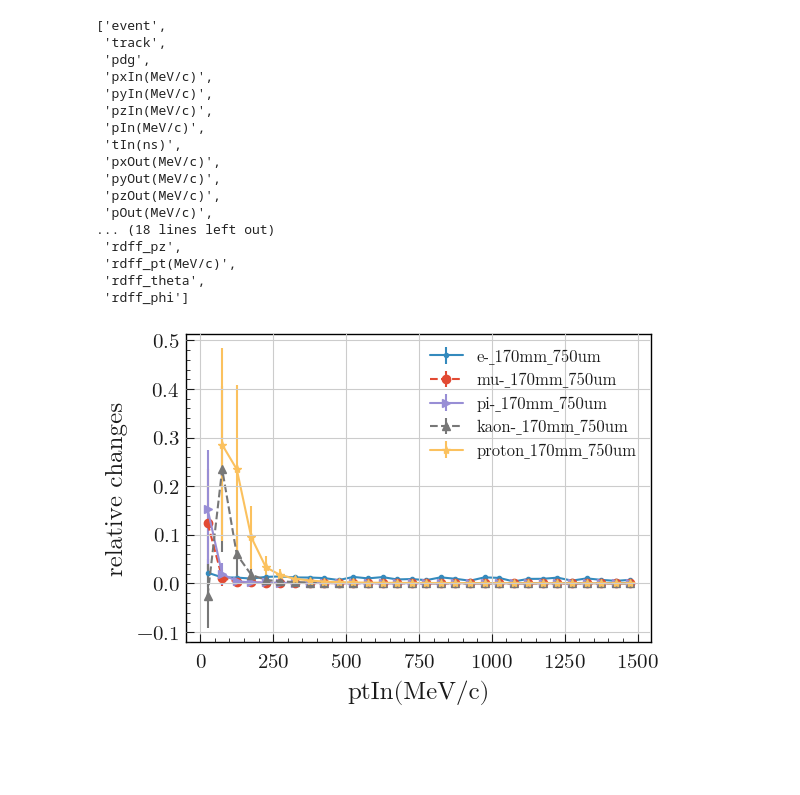
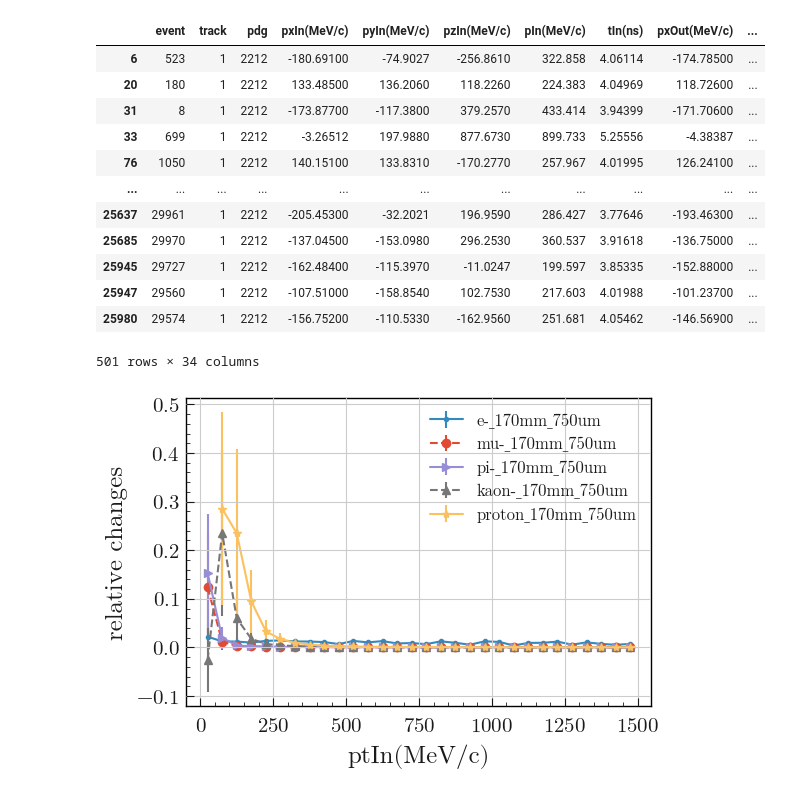
Before and after one commit to hanyubo24/Material_effect_of_a_Silicon_layer, a Jupyter notebook: Silicon_material_effect.ipynb, the cells around one changed output. Saved outputs shown, nothing was run; the diff lists cells and outputs as text; code cells hidden in the pictures; blank space fills up the shorter version.

```diff
--- a/Silicon_material_effect.ipynb
+++ b/Silicon_material_effect.ipynb
@@ -64,25 +64,21 @@ for p in particle:
             df[p][r][th] = get_dff(df[p][r][th])
             df[p][r][th] = get_dff_rel(df[p][r][th])
 # %%
-[i for i in df[p][r][th][0:0]]
+df[p][r][th].query(f'`ptIn(MeV/c)`<210 and `ptIn(MeV/c)`>190 ')
 # %% [output]
+|  | event | track | pdg | pxIn(MeV/c) | pyIn(MeV/c) | pzIn(MeV/c) | pIn(MeV/c) | tIn(ns) | pxOut(MeV/c) | ... |
+| 6 | 523 | 1 | 2212 | -180.69100 | -74.9027 | -256.8610 | 322.858 | 4.06114 | -174.78500 | ... |
+| 20 | 180 | 1 | 2212 | 133.48500 | 136.2060 | 118.2260 | 224.383 | 4.04969 | 118.72600 | ... |
+| 31 | 8 | 1 | 2212 | -173.87700 | -117.3800 | 379.2570 | 433.414 | 3.94399 | -171.70600 | ... |
+| 33 | 699 | 1 | 2212 | -3.26512 | 197.9880 | 877.6730 | 899.733 | 5.25556 | -4.38387 | ... |
+| 76 | 1050 | 1 | 2212 | 140.15100 | 133.8310 | -170.2770 | 257.967 | 4.01995 | 126.24100 | ... |
+| ... | ... | ... | ... | ... | ... | ... | ... | ... | ... | ... |
+| 25637 | 29961 | 1 | 2212 | -205.45300 | -32.2021 | 196.9590 | 286.427 | 3.77646 | -193.46300 | ... |
+| 25685 | 29970 | 1 | 2212 | -137.04500 | -153.0980 | 296.2530 | 360.537 | 3.91618 | -136.75000 | ... |
+| 25945 | 29727 | 1 | 2212 | -162.48400 | -115.3970 | -11.0247 | 199.597 | 3.85335 | -152.88000 | ... |
+| 25947 | 29560 | 1 | 2212 | -107.51000 | -158.8540 | 102.7530 | 217.603 | 4.01988 | -101.23700 | ... |
+| 25980 | 29574 | 1 | 2212 | -156.75200 | -110.5330 | -162.9560 | 251.681 | 4.05462 | -146.56900 | ... |
-['event',
- 'track',
- 'pdg',
- 'pxIn(MeV/c)',
- 'pyIn(MeV/c)',
- 'pzIn(MeV/c)',
- 'pIn(MeV/c)',
- 'tIn(ns)',
- 'pxOut(MeV/c)',
- 'pyOut(MeV/c)',
- 'pzOut(MeV/c)',
- 'pOut(MeV/c)',
-... (18 lines left out)
- 'rdff_pz',
- 'rdff_pt(MeV/c)',
- 'rdff_theta',
- 'rdff_phi']
+501 rows × 34 columns
 # %%
 # x_var,y_var,range_x ='pIn(MeV/c)','rdff_p',(0,1500)
 # x_var,y_var,range_x ='pzIn(MeV/c)','rdff_pz',(-1500,1500)
```
Also changed, not shown: parts of 3 cells of this notebook.
